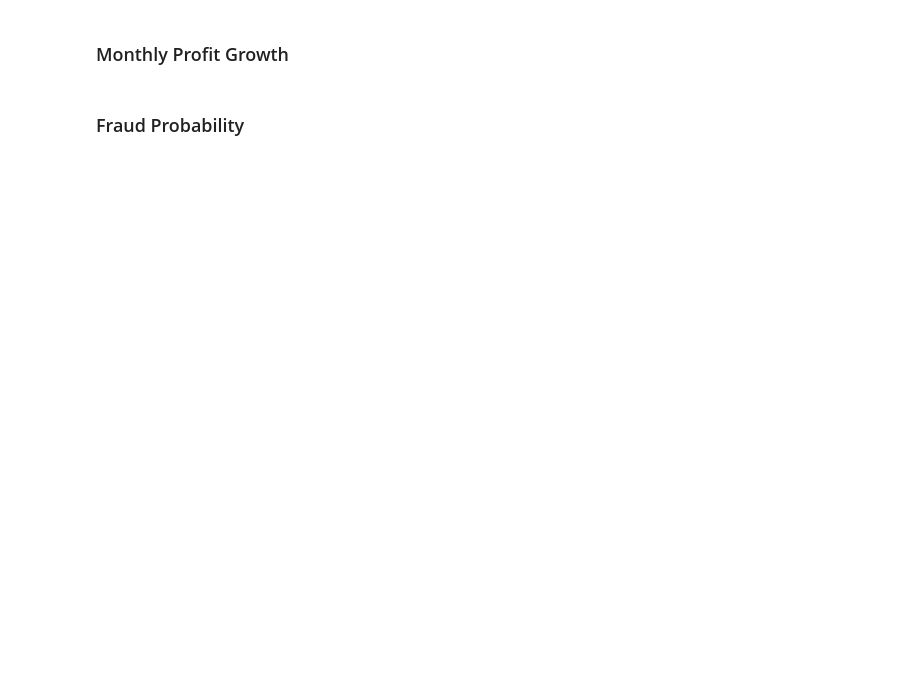
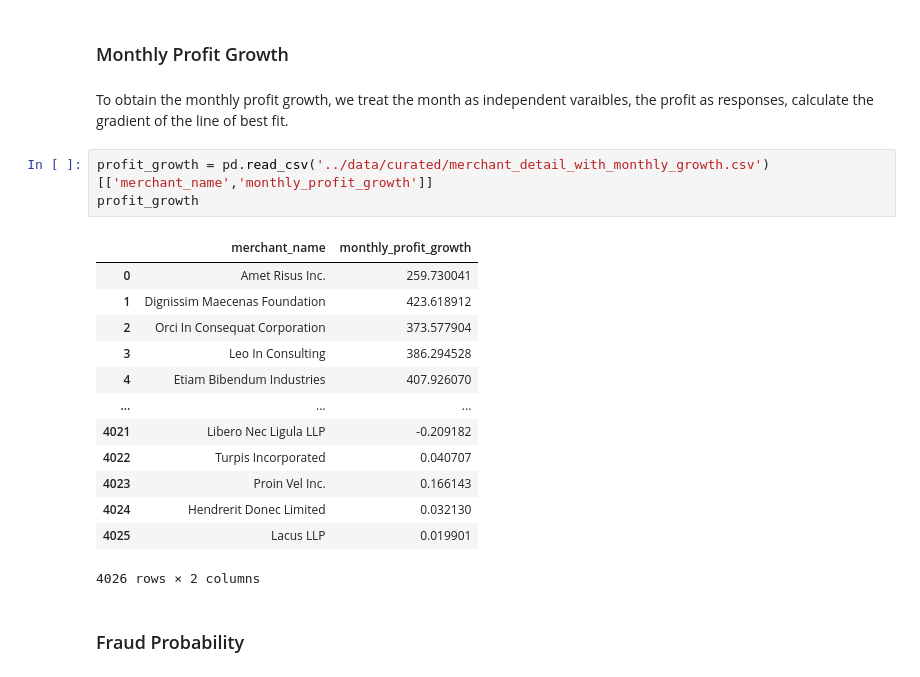
Before and after one commit to MAST30034-Applied-Data-Science/generic-buy-now-pay-later-project-group-33, a Jupyter notebook: notebooks/Summary of Project.ipynb, the cells around one changed output. Drawn from its saved outputs; the diff is of its cells as text; blank space fills up the shorter version.

```diff
--- a/notebooks/Summary of Project.ipynb
+++ b/notebooks/Summary of Project.ipynb
@@ -27,4 +110,23 @@ $ EstimatedProfit = (MonthlyProfit + 12 * ProfitGrowth) * (1 - FraudProbability)
 # %% [markdown]
 ### Monthly Profit Growth
+# %% [markdown]
+To obtain the monthly profit growth, we treat the month as independent varaibles, the profit as responses, calculate the gradient of the line of best fit.
+# %%
+profit_growth = pd.read_csv('../data/curated/merchant_detail_with_monthly_growth.csv')[['merchant_name','monthly_profit_growth']]
+profit_growth
+# %% [output]
+|  | merchant_name | monthly_profit_growth |
+| 0 | Amet Risus Inc. | 259.730041 |
+| 1 | Dignissim Maecenas Foundation | 423.618912 |
+| 2 | Orci In Consequat Corporation | 373.577904 |
+| 3 | Leo In Consulting | 386.294528 |
+| 4 | Etiam Bibendum Industries | 407.926070 |
+| ... | ... | ... |
+| 4021 | Libero Nec Ligula LLP | -0.209182 |
+| 4022 | Turpis Incorporated | 0.040707 |
+| 4023 | Proin Vel Inc. | 0.166143 |
+| 4024 | Hendrerit Donec Limited | 0.032130 |
+| 4025 | Lacus LLP | 0.019901 |
+4026 rows × 2 columns
 # %% [markdown]
 ### Fraud Probability
```
Also changed, not shown: parts of 16 cells of this notebook, 4 other files.
